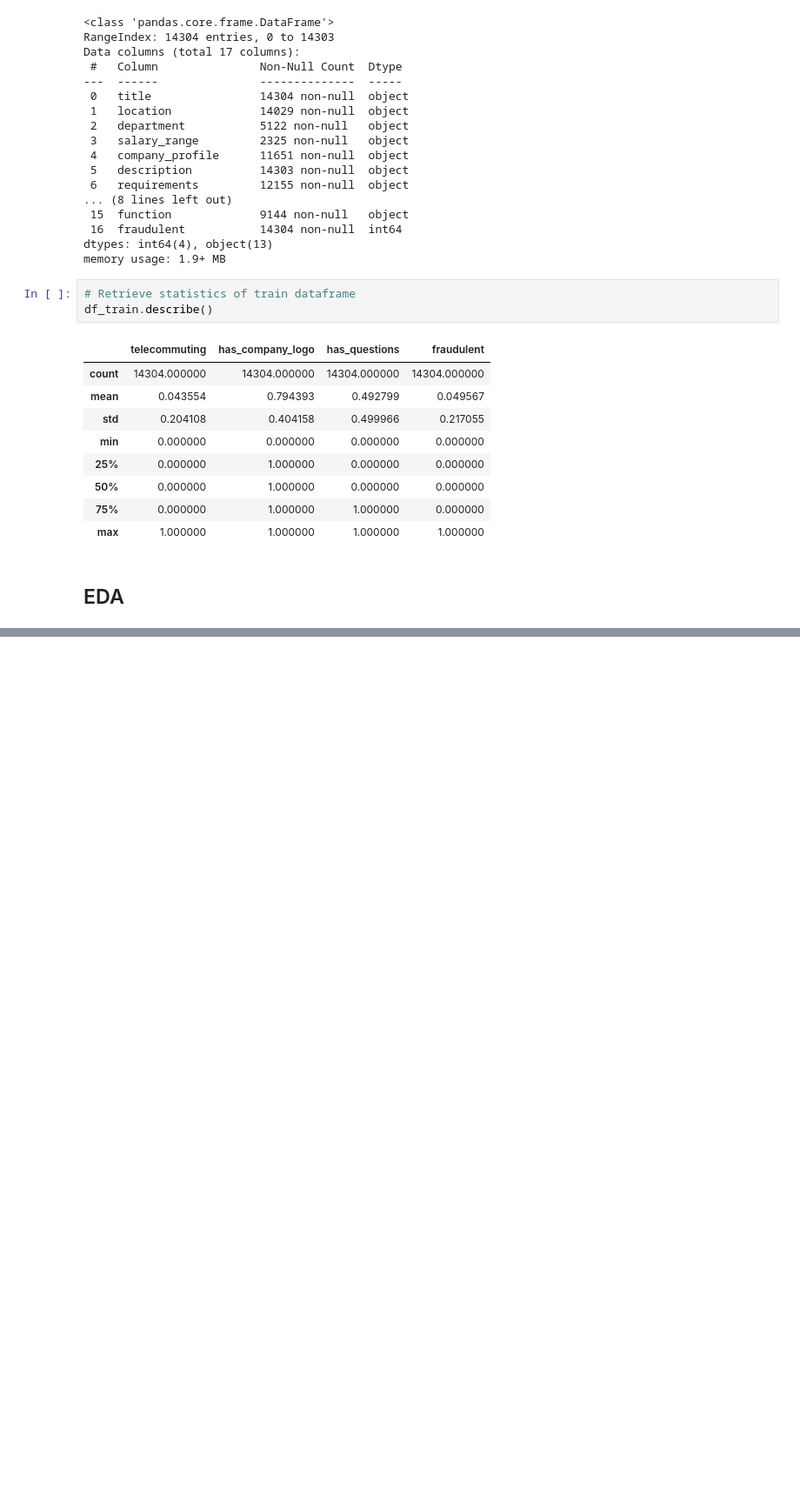
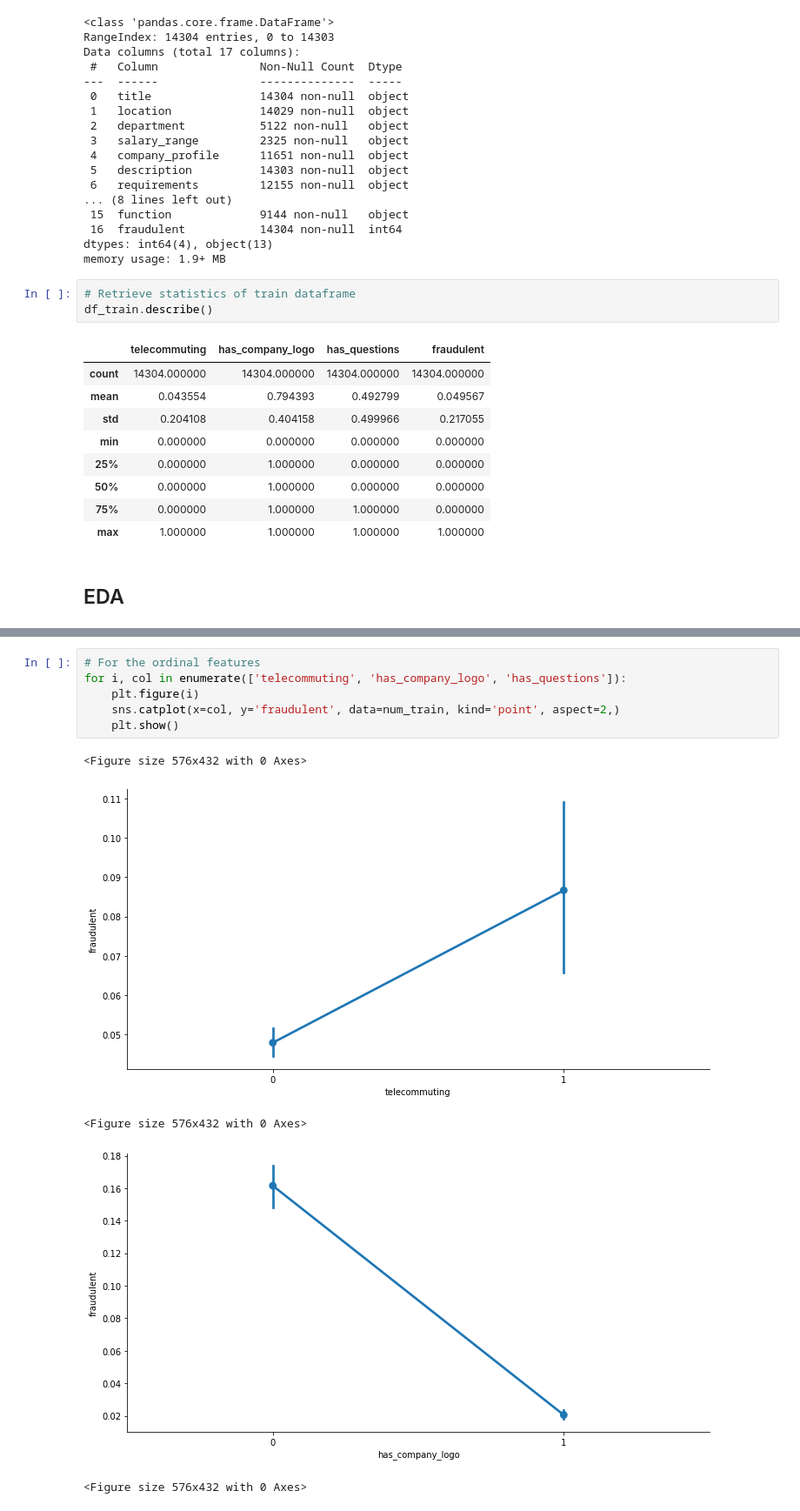
Before and after one commit to obeabi/SdsNovember2020Challenge, a Jupyter notebook: Main_v1.ipynb, the cells around one changed output, grey strips where cells are left out. Shown at 87% size. Drawn from its saved outputs; the diff is of its cells as text; blank space fills up the shorter version.

```diff
--- a/Main_v1.ipynb
+++ b/Main_v1.ipynb
@@ -179,0 +276,12 @@ df_train.describe()
+# %%
+# For the ordinal features
+for i, col in enumerate(['telecommuting', 'has_company_logo', 'has_questions']):
+    plt.figure(i)
+    sns.catplot(x=col, y='fraudulent', data=num_train, kind='point', aspect=2,)
+    plt.show()
+# %% [output]
+<Figure size 576x432 with 0 Axes>
+[figure, added]
+<Figure size 576x432 with 0 Axes>
+[figure, added]
+<Figure size 576x432 with 0 Axes>
```
Also changed, not shown: parts of 42 cells of this notebook.
